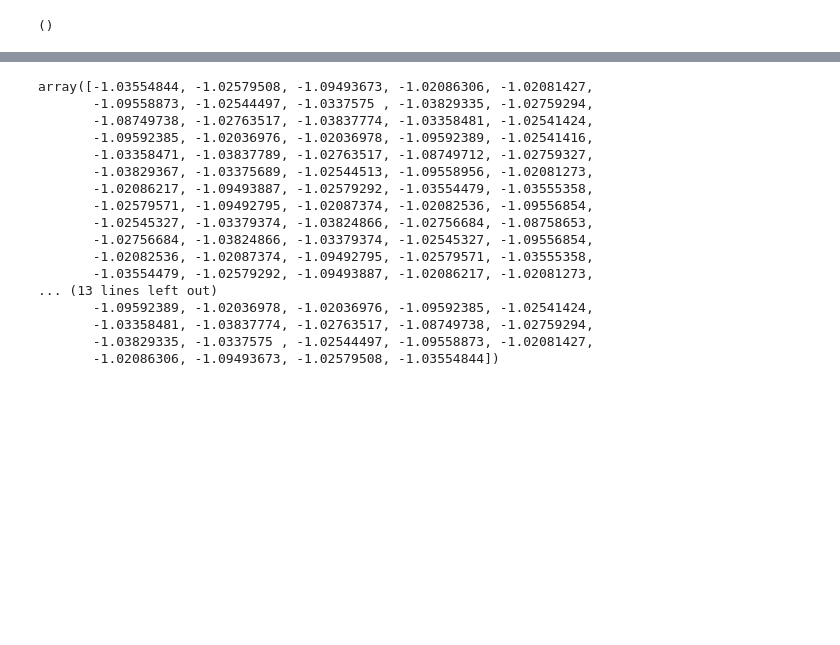
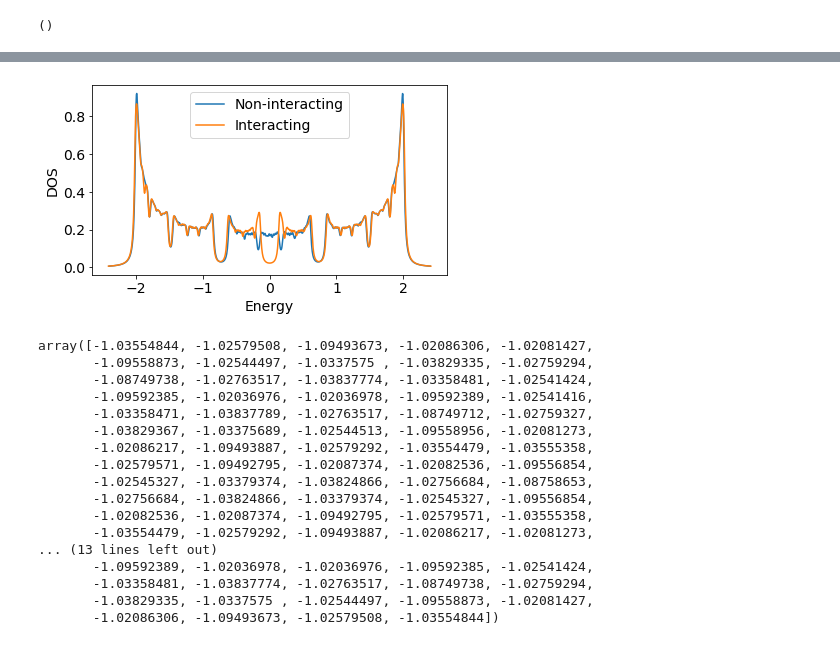
Before and after one commit to gautamra/Superconducting-Fibonacci-chain, a Jupyter notebook: SC-Fibonacci-library.ipynb, the cells around one changed output, grey strips where cells are left out. Drawn from its saved outputs; the diff is of its cells as text; code cells hidden in the pictures; blank space fills up the shorter version.

```diff
--- a/SC-Fibonacci-library.ipynb
+++ b/SC-Fibonacci-library.ipynb
@@ -305,0 +313,16 @@ plt.savefig("DOS_temp_FC.png")
+# %%
+chain = chainFC(n = n, phi = phi,v = 0, u = 0, w = 0.1,PBC = True, phase = 0)
+Model2 = simple_ring(chain)
+Model2.iterate()
+DOS2, eex2 = Model2.get_DOS(gam = 0.02)
+
+fig, ax = plt.subplots()
+
+ax.plot(eex2, DOS2, label = "Non-interacting")
+ax.plot(eex, DOS, label = "Interacting")
+ax.set_xlabel("Energy")
+ax.set_ylabel("DOS")
+ax.legend()
+
+plt.savefig("DOS_temp_FC.png")
+# %% [output]
@@ -306,3 +330,4 @@ plt.savefig("DOS_temp_FC.png")
+[figure, added]
 # %%
 Model.Pot
 # %% [output]
```
Also changed, not shown: parts of 12 cells of this notebook.
